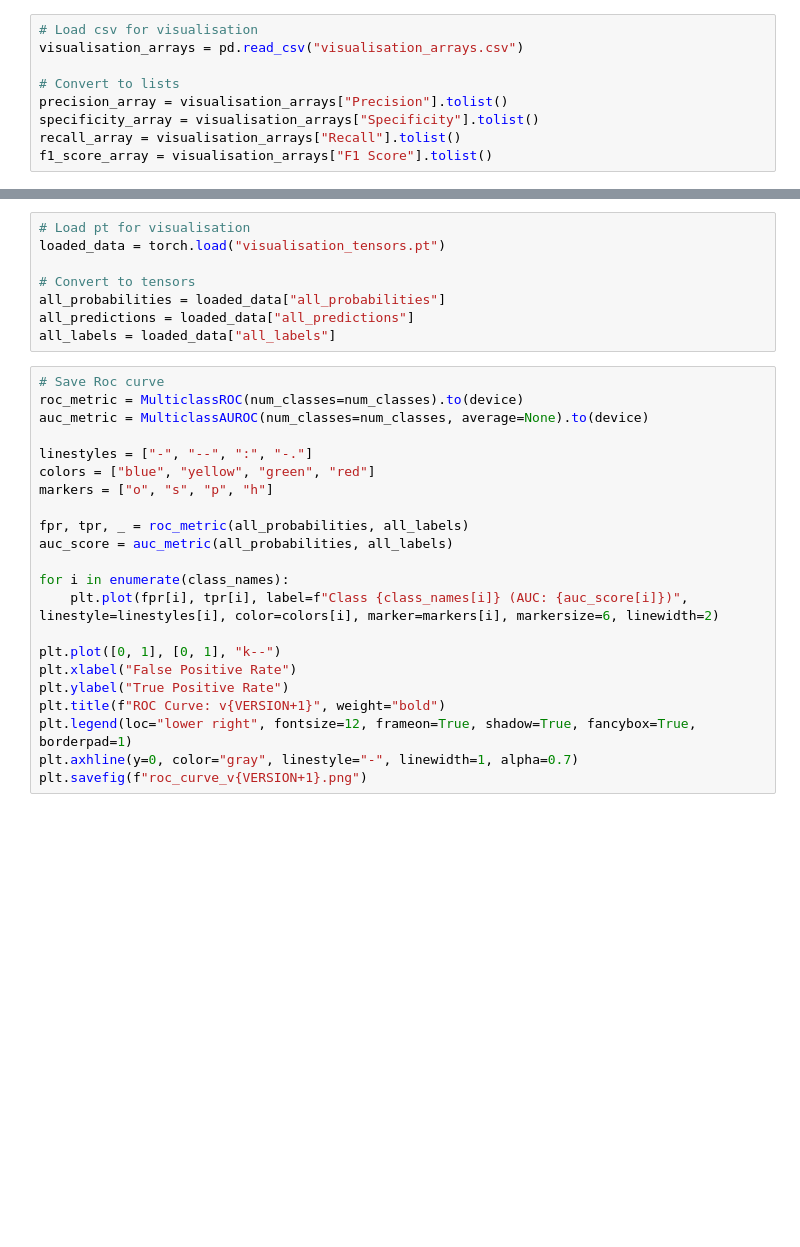
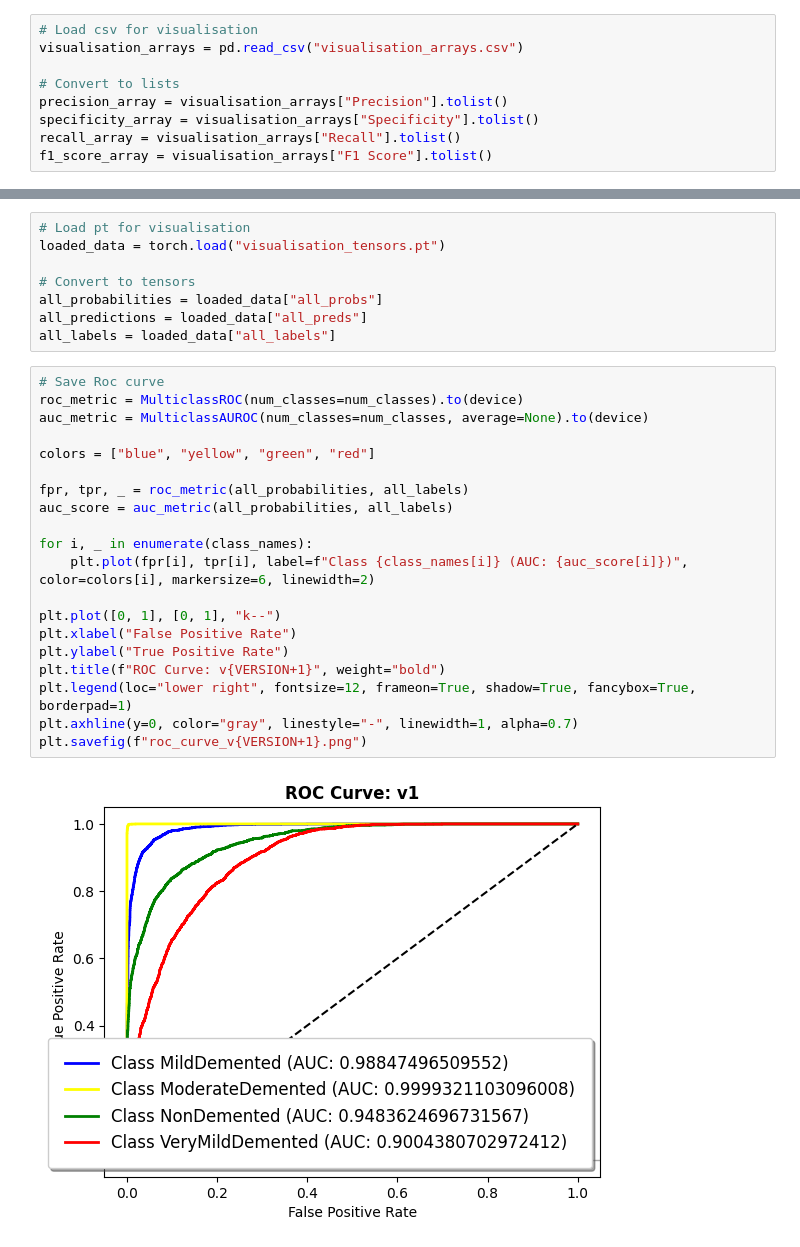
Before and after one commit to TykhinBiriukov/MRI-Classifier-for-Alzheimer-Disease, a Jupyter notebook: Model/Evaluation/EvaluationCalculation.ipynb, the cells around one changed output, grey strips where cells are left out. Drawn from its saved outputs; the diff is of its cells as text; blank space fills up the shorter version.

Commit message:
- added save_top_mistakes method - minor fixes in evaluation visualisation

```diff
--- a/Model/Evaluation/EvaluationCalculation.ipynb
+++ b/Model/Evaluation/EvaluationCalculation.ipynb
@@ -62,31 +70,31 @@ plt.savefig(f"f1_graph_v{VERSION+1}.png")
 loaded_data = torch.load("visualisation_tensors.pt")
 
 # Convert to tensors
-all_probabilities = loaded_data["all_probabilities"]
-all_predictions = loaded_data["all_predictions"]
+all_probabilities = loaded_data["all_probs"]
+all_predictions = loaded_data["all_preds"]
 all_labels = loaded_data["all_labels"]
 # %%
 # Save Roc curve
 roc_metric = MulticlassROC(num_classes=num_classes).to(device)
 auc_metric = MulticlassAUROC(num_classes=num_classes, average=None).to(device)
 
-linestyles = ["-", "--", ":", "-."]
 colors = ["blue", "yellow", "green", "red"]
-markers = ["o", "s", "p", "h"]
 
 fpr, tpr, _ = roc_metric(all_probabilities, all_labels)
 auc_score = auc_metric(all_probabilities, all_labels)
 
-for i in enumerate(class_names):
-    plt.plot(fpr[i], tpr[i], label=f"Class {class_names[i]} (AUC: {auc_score[i]})", linestyle=linestyles[i], color=colors[i], marker=markers[i], markersize=6, linewidth=2)
+for i, _ in enumerate(class_names):
+    plt.plot(fpr[i], tpr[i], label=f"Class {class_names[i]} (AUC: {auc_score[i]})", color=colors[i], markersize=6, linewidth=2)
 
 plt.plot([0, 1], [0, 1], "k--")
 plt.xlabel("False Positive Rate")
 plt.ylabel("True Positive Rate")
 plt.title(f"ROC Curve: v{VERSION+1}", weight="bold")
 plt.legend(loc="lower right", fontsize=12, frameon=True, shadow=True, fancybox=True, borderpad=1)
 plt.axhline(y=0, color="gray", linestyle="-", linewidth=1, alpha=0.7)
 plt.savefig(f"roc_curve_v{VERSION+1}.png")
+# %% [output]
+[figure, added]
 # %%
 # Save Confusion Matrix
 conf_matrix_metric = MulticlassConfusionMatrix(num_classes=num_classes).to(device)
```
Also changed, not shown: parts of 5 cells of this notebook, 1 other file.
